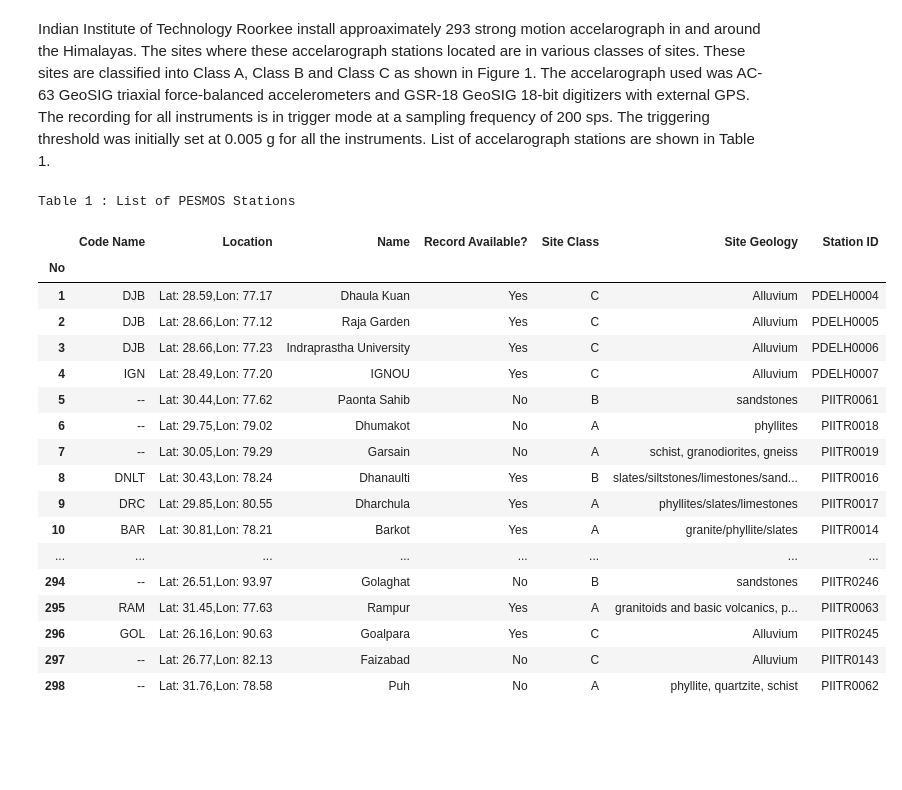
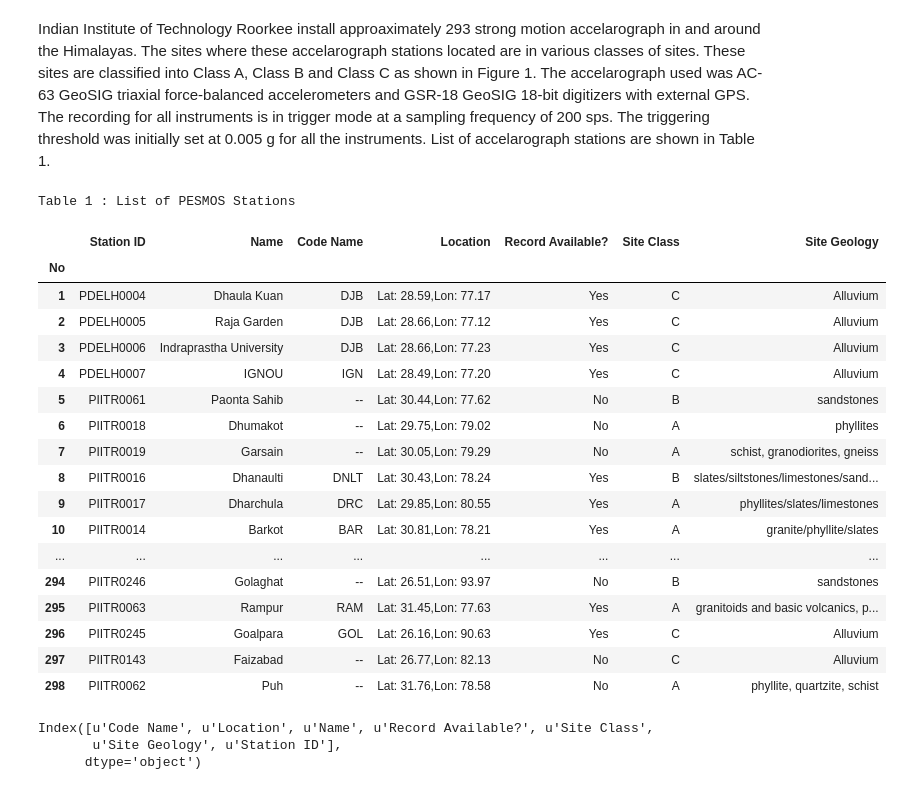
Before and after one commit to anismhd/Pesmos, a Jupyter notebook: README.ipynb, the cells around one changed output. Saved outputs shown, nothing was run; the diff lists cells and outputs as text; code cells hidden in the pictures; blank space fills up the shorter version.

Commit message:
List of Pesmos Stations Column Order Changed

```diff
--- a/README.ipynb
+++ b/README.ipynb
@@ -35,24 +35,30 @@ legend(scatterpoints=1)
 Indian Institute of Technology Roorkee install approaximately 293 strong motion accelarograph in and around the Himalayas. The sites where these accelarograph stations located are in various classes of sites. These sites are classified into Class A, Class B and Class C as shown in Figure 1. The accelarograph used was AC-63 GeoSIG triaxial force-balanced accelerometers and GSR-18 GeoSIG  18-bit  digitizers  with  external  GPS. The recording for all instruments is in trigger mode at a sampling frequency of 200 sps. The triggering threshold was initially set at 0.005 g for all the instruments. List of accelarograph stations are shown in Table 1.
 # %%
 print "Table 1 : List of PESMOS Stations"
-display(pesmos_stations_final_pd)
+display(pesmos_stations_final_pd[['Station ID','Name','Code Name','Location','Record Available?','Site Class','Site Geology']])
 # %% [output]
 Table 1 : List of PESMOS Stations
-|  | Code Name | Location | Name | Record Available? | Site Class | Site Geology | Station ID |
+|  | Station ID | Name | Code Name | Location | Record Available? | Site Class | Site Geology |
 | No |  |  |  |  |  |  |  |
-| 1 | DJB | Lat: 28.59,Lon: 77.17 | Dhaula Kuan | Yes | C | Alluvium | PDELH0004 |
-| 2 | DJB | Lat: 28.66,Lon: 77.12 | Raja Garden | Yes | C | Alluvium | PDELH0005 |
-| 3 | DJB | Lat: 28.66,Lon: 77.23 | Indraprastha University | Yes | C | Alluvium | PDELH0006 |
-| 4 | IGN | Lat: 28.49,Lon: 77.20 | IGNOU | Yes | C | Alluvium | PDELH0007 |
-| 5 | -- | Lat: 30.44,Lon: 77.62 | Paonta Sahib | No | B | sandstones | PIITR0061 |
-| 6 | -- | Lat: 29.75,Lon: 79.02 | Dhumakot | No | A | phyllites | PIITR0018 |
-| 7 | -- | Lat: 30.05,Lon: 79.29 | Garsain | No | A | schist, granodiorites, gneiss | PIITR0019 |
-| 8 | DNLT | Lat: 30.43,Lon: 78.24 | Dhanaulti | Yes | B | slates/siltstones/limestones/sand... | PIITR0016 |
-| 9 | DRC | Lat: 29.85,Lon: 80.55 | Dharchula | Yes | A | phyllites/slates/limestones | PIITR0017 |
-| 10 | BAR | Lat: 30.81,Lon: 78.21 | Barkot | Yes | A | granite/phyllite/slates | PIITR0014 |
+| 1 | PDELH0004 | Dhaula Kuan | DJB | Lat: 28.59,Lon: 77.17 | Yes | C | Alluvium |
+| 2 | PDELH0005 | Raja Garden | DJB | Lat: 28.66,Lon: 77.12 | Yes | C | Alluvium |
+| 3 | PDELH0006 | Indraprastha University | DJB | Lat: 28.66,Lon: 77.23 | Yes | C | Alluvium |
+| 4 | PDELH0007 | IGNOU | IGN | Lat: 28.49,Lon: 77.20 | Yes | C | Alluvium |
+| 5 | PIITR0061 | Paonta Sahib | -- | Lat: 30.44,Lon: 77.62 | No | B | sandstones |
+| 6 | PIITR0018 | Dhumakot | -- | Lat: 29.75,Lon: 79.02 | No | A | phyllites |
+| 7 | PIITR0019 | Garsain | -- | Lat: 30.05,Lon: 79.29 | No | A | schist, granodiorites, gneiss |
+| 8 | PIITR0016 | Dhanaulti | DNLT | Lat: 30.43,Lon: 78.24 | Yes | B | slates/siltstones/limestones/sand... |
+| 9 | PIITR0017 | Dharchula | DRC | Lat: 29.85,Lon: 80.55 | Yes | A | phyllites/slates/limestones |
+| 10 | PIITR0014 | Barkot | BAR | Lat: 30.81,Lon: 78.21 | Yes | A | granite/phyllite/slates |
 | ... | ... | ... | ... | ... | ... | ... | ... |
-| 294 | -- | Lat: 26.51,Lon: 93.97 | Golaghat | No | B | sandstones | PIITR0246 |
-| 295 | RAM | Lat: 31.45,Lon: 77.63 | Rampur | Yes | A | granitoids and basic volcanics, p... | PIITR0063 |
-| 296 | GOL | Lat: 26.16,Lon: 90.63 | Goalpara | Yes | C | Alluvium | PIITR0245 |
-| 297 | -- | Lat: 26.77,Lon: 82.13 | Faizabad | No | C | Alluvium | PIITR0143 |
-| 298 | -- | Lat: 31.76,Lon: 78.58 | Puh | No | A | phyllite, quartzite, schist | PIITR0062 |
+| 294 | PIITR0246 | Golaghat | -- | Lat: 26.51,Lon: 93.97 | No | B | sandstones |
+| 295 | PIITR0063 | Rampur | RAM | Lat: 31.45,Lon: 77.63 | Yes | A | granitoids and basic volcanics, p... |
+| 296 | PIITR0245 | Goalpara | GOL | Lat: 26.16,Lon: 90.63 | Yes | C | Alluvium |
+| 297 | PIITR0143 | Faizabad | -- | Lat: 26.77,Lon: 82.13 | No | C | Alluvium |
+| 298 | PIITR0062 | Puh | -- | Lat: 31.76,Lon: 78.58 | No | A | phyllite, quartzite, schist |
+# %%
+pesmos_stations_final_pd.columns
+# %% [output]
+Index([u'Code Name', u'Location', u'Name', u'Record Available?', u'Site Class',
+       u'Site Geology', u'Station ID'],
+      dtype='object')
```
Also changed, not shown: 1 other file.
